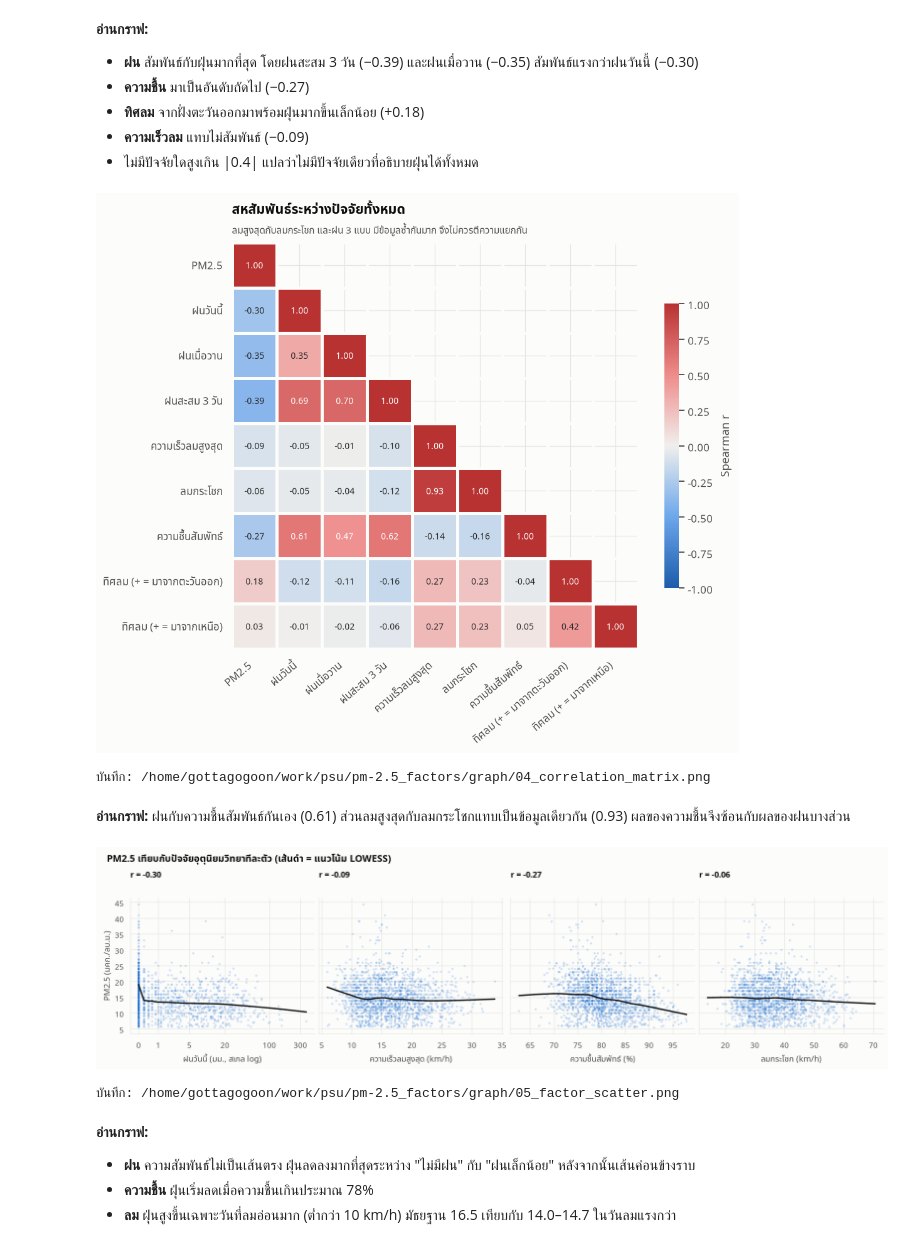
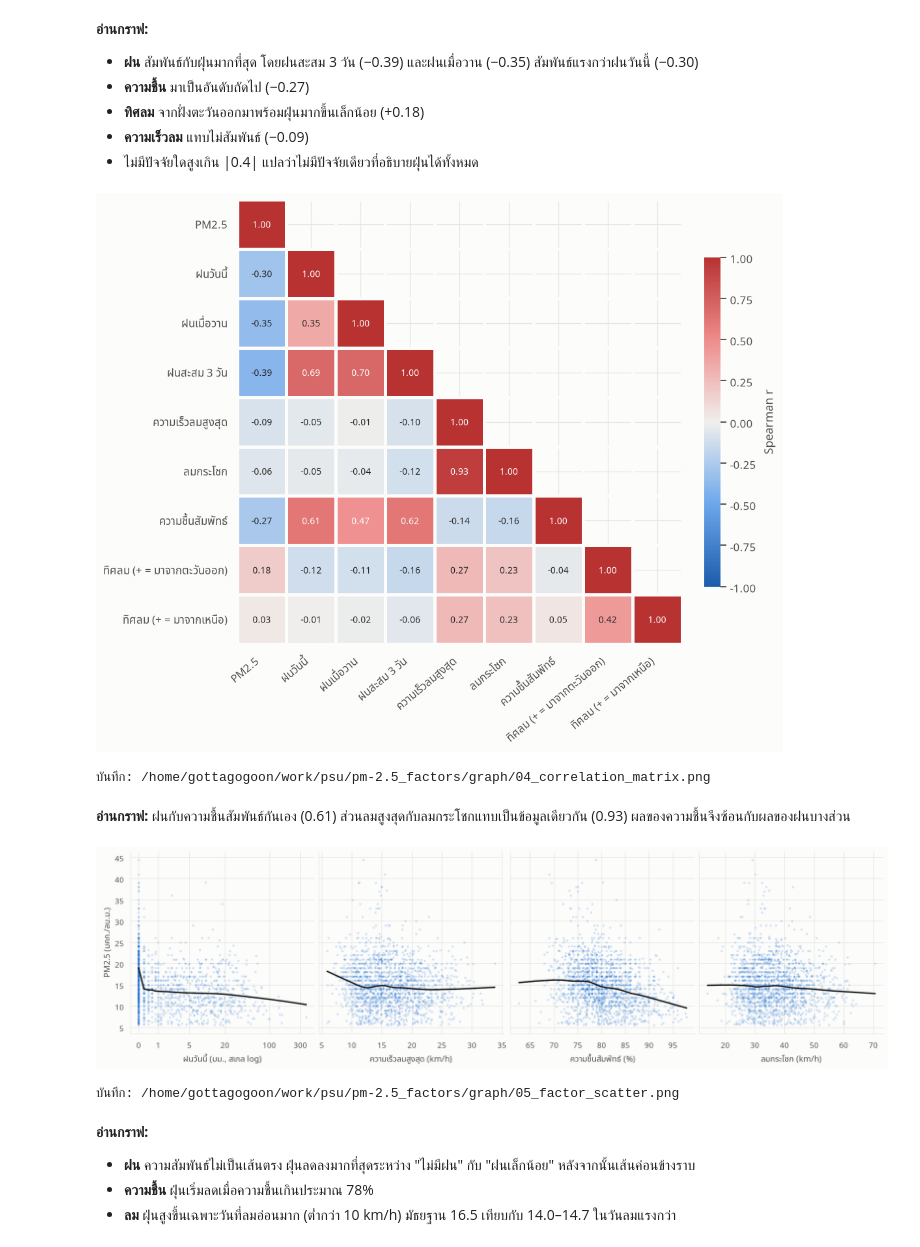
Before and after one commit to SaktanuthPeak/pm-2.5_factors, a Jupyter notebook: notebooks/pm25_factors.ipynb, the cells around one changed output. Cells and saved outputs as stored; diff of their text form; code cells hidden in the pictures.

```diff
--- a/notebooks/pm25_factors.ipynb
+++ b/notebooks/pm25_factors.ipynb
@@ -104,7 +104,7 @@ plt.rcParams.update({
     "figure.dpi": 110, "savefig.dpi": 200,
     "figure.facecolor": SURFACE, "axes.facecolor": SURFACE, "savefig.facecolor": SURFACE,
     "axes.edgecolor": GRID, "axes.linewidth": 0.8, "axes.labelcolor": INK2,
-    "axes.titlecolor": INK, "axes.titlesize": 14, "axes.titleweight": "bold", "axes.titlelocation": "left", "axes.titlepad": 30,
+    "axes.titlecolor": INK, "axes.titlesize": 14, "axes.titleweight": "bold", "axes.titlelocation": "left", "axes.titlepad": 12,
     "xtick.color": INK2, "ytick.color": INK2, "text.color": INK,
     "grid.color": GRID, "grid.linewidth": 0.8,
     "axes.spines.top": False, "axes.spines.right": False,
@@ -147,15 +147,6 @@ def savefig(fig, filename):
     plt.show()
     print(f"บันทึก: {GRAPH_DIR / filename}")
 
-def subtitle(ax, text):
-    """คำอธิบายสั้นใต้ชื่อกราฟ"""
-    ax.text(0, 1.015, text, transform=ax.transAxes, ha="left", va="bottom", fontsize=10, color=INK2)
-
-def label_n(ax, positions, counts, y):
-    """เขียนจำนวนวัน (n) ใต้กล่องแต่ละกล่อง"""
-    for x, n in zip(positions, counts):
-        ax.text(x, y, f"n={n:,}", ha="center", va="top", fontsize=9, color=MUTED)
-
 print("ข้อมูล:", DATA_PATH.resolve())
 print("โฟลเดอร์รูป:", GRAPH_DIR.resolve())
 # %% [output]
@@ -348,17 +333,15 @@ savefig(fig, "03_factor_correlations.png")
 # %%
 # ความสัมพันธ์ระหว่างปัจจัยด้วยกันเอง: ใช้ดูว่าตัวแปรไหนซ้ำซ้อนกัน
 corr_cols = ["pm25", *FACTORS]
 corr = df[corr_cols].corr(method="spearman").rename(index={"pm25": "PM2.5", **FACTORS}, columns={"pm25": "PM2.5", **FACTORS})
 fig, ax = plt.subplots(figsize=(9.5, 8), layout="constrained")
 sns.heatmap(corr, mask=np.triu(np.ones_like(corr, dtype=bool), k=1), annot=True, fmt=".2f", annot_kws={"fontsize": 9},
             cmap=DIV_CMAP, vmin=-1, vmax=1, center=0, square=True, linewidths=2, linecolor=SURFACE,
             cbar_kws={"label": "Spearman r", "shrink": 0.7}, ax=ax)
 ax.tick_params(axis="x", rotation=40); plt.setp(ax.get_xticklabels(), ha="right")
-ax.set_title("สหสัมพันธ์ระหว่างปัจจัยทั้งหมด")
-subtitle(ax, "ลมสูงสุดกับลมกระโชก และฝน 3 แบบ มีข้อมูลซ้ำกันมาก จึงไม่ควรตีความแยกกัน")
 savefig(fig, "04_correlation_matrix.png")
 # %% [output]
-[figure, old version]
+[figure, new version]
 บันทึก: /home/gottagogoon/work/psu/pm-2.5_factors/graph/04_correlation_matrix.png
 # %% [markdown]
 **อ่านกราฟ:** ฝนกับความชื้นสัมพันธ์กันเอง (0.61) ส่วนลมสูงสุดกับลมกระโชกแทบเป็นข้อมูลเดียวกัน (0.93) ผลของความชื้นจึงซ้อนกับผลของฝนบางส่วน
@@ -374,17 +357,14 @@ for ax, (col, label) in zip(axes, panels):
         warnings.simplefilter("ignore", RuntimeWarning)
         fit = lowess(df.pm25, x, frac=0.4)
     ax.plot(fit[:, 0], fit[:, 1], color=INK, lw=2)
-    r = stats.spearmanr(df[col], df.pm25)[0]
-    ax.set_title(f"r = {r:+.2f}", fontsize=12)
     ax.set_xlabel(label)
     if col == "rain":
         ticks = [0, 1, 5, 20, 100, 300]
         ax.set_xticks(np.log1p(ticks), ticks)
 axes[0].set_ylabel(PM_LABEL)
-fig.suptitle("PM2.5 เทียบกับปัจจัยอุตุนิยมวิทยาทีละตัว (เส้นดำ = แนวโน้ม LOWESS)", x=0.01, ha="left", fontsize=14, fontweight="bold")
 savefig(fig, "05_factor_scatter.png")
 # %% [output]
-[figure, old version]
+[figure, new version]
 บันทึก: /home/gottagogoon/work/psu/pm-2.5_factors/graph/05_factor_scatter.png
 # %% [markdown]
 **อ่านกราฟ:**
```
Also changed, not shown: parts of 15 cells of this notebook, 18 other files.
